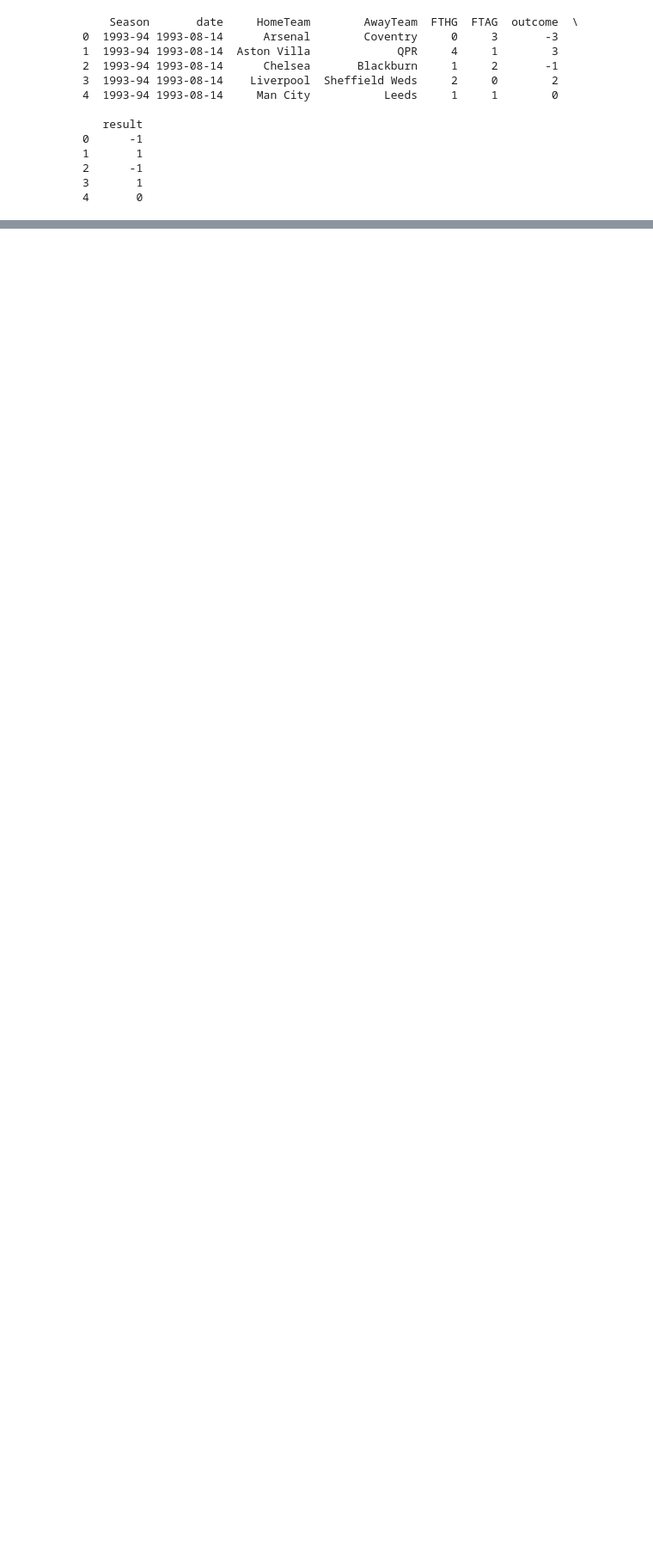
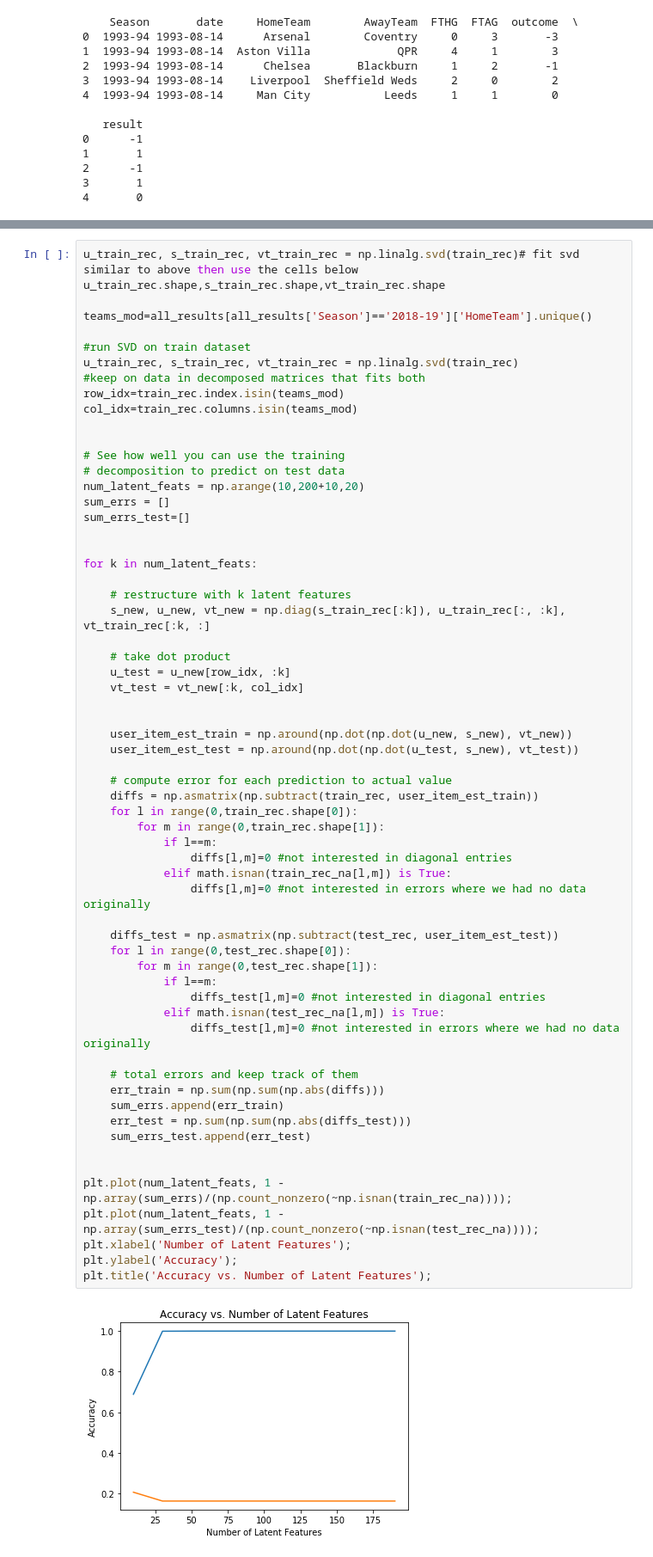
Before and after one commit to docju/datasciencecapstone, a Jupyter notebook: Capstone.ipynb, the cells around one changed output, grey strips where cells are left out. Shown: that part at 86% size. Cells and saved outputs as stored; diff of their text form; blank space fills up the shorter version.

```diff
--- a/Capstone.ipynb
+++ b/Capstone.ipynb
@@ -114,0 +219,64 @@ train,test=split_season_train_test(92,most_recent)
+# %%
+u_train_rec, s_train_rec, vt_train_rec = np.linalg.svd(train_rec)# fit svd similar to above then use the cells below
+u_train_rec.shape,s_train_rec.shape,vt_train_rec.shape
+
+teams_mod=all_results[all_results['Season']=='2018-19']['HomeTeam'].unique()
+
+#run SVD on train dataset
+u_train_rec, s_train_rec, vt_train_rec = np.linalg.svd(train_rec)
+#keep on data in decomposed matrices that fits both
+row_idx=train_rec.index.isin(teams_mod)
+col_idx=train_rec.columns.isin(teams_mod)
+
+
+# See how well you can use the training
+# decomposition to predict on test data
+num_latent_feats = np.arange(10,200+10,20)
+sum_errs = []
+sum_errs_test=[]
+
+
+for k in num_latent_feats:
+
+    # restructure with k latent features
+    s_new, u_new, vt_new = np.diag(s_train_rec[:k]), u_train_rec[:, :k], vt_train_rec[:k, :]
+
+    # take dot product
+    u_test = u_new[row_idx, :k]
+    vt_test = vt_new[:k, col_idx]
+
+
+    user_item_est_train = np.around(np.dot(np.dot(u_new, s_new), vt_new))
+    user_item_est_test = np.around(np.dot(np.dot(u_test, s_new), vt_test))
+
+    # compute error for each prediction to actual value
+    diffs = np.asmatrix(np.subtract(train_rec, user_item_est_train))
+    for l in range(0,train_rec.shape[0]):
+        for m in range(0,train_rec.shape[1]):
+            if l==m:
+                diffs[l,m]=0 #not interested in diagonal entries
+            elif math.isnan(train_rec_na[l,m]) is True:
+                diffs[l,m]=0 #not interested in errors where we had no data originally
+
+    diffs_test = np.asmatrix(np.subtract(test_rec, user_item_est_test))
+    for l in range(0,test_rec.shape[0]):
+        for m in range(0,test_rec.shape[1]):
+            if l==m:
+                diffs_test[l,m]=0 #not interested in diagonal entries
+            elif math.isnan(test_rec_na[l,m]) is True:
+                diffs_test[l,m]=0 #not interested in errors where we had no data originally
+
+    # total errors and keep track of them
+    err_train = np.sum(np.sum(np.abs(diffs)))
+    sum_errs.append(err_train)
+    err_test = np.sum(np.sum(np.abs(diffs_test)))
+    sum_errs_test.append(err_test)
+
+
+plt.plot(num_latent_feats, 1 - np.array(sum_errs)/(np.count_nonzero(~np.isnan(train_rec_na))));
+plt.plot(num_latent_feats, 1 - np.array(sum_errs_test)/(np.count_nonzero(~np.isnan(test_rec_na))));
+plt.xlabel('Number of Latent Features');
+plt.ylabel('Accuracy');
+plt.title('Accuracy vs. Number of Latent Features');
+# %% [output]
+[figure, added]
```
Also changed, not shown: parts of 5 cells of this notebook.
